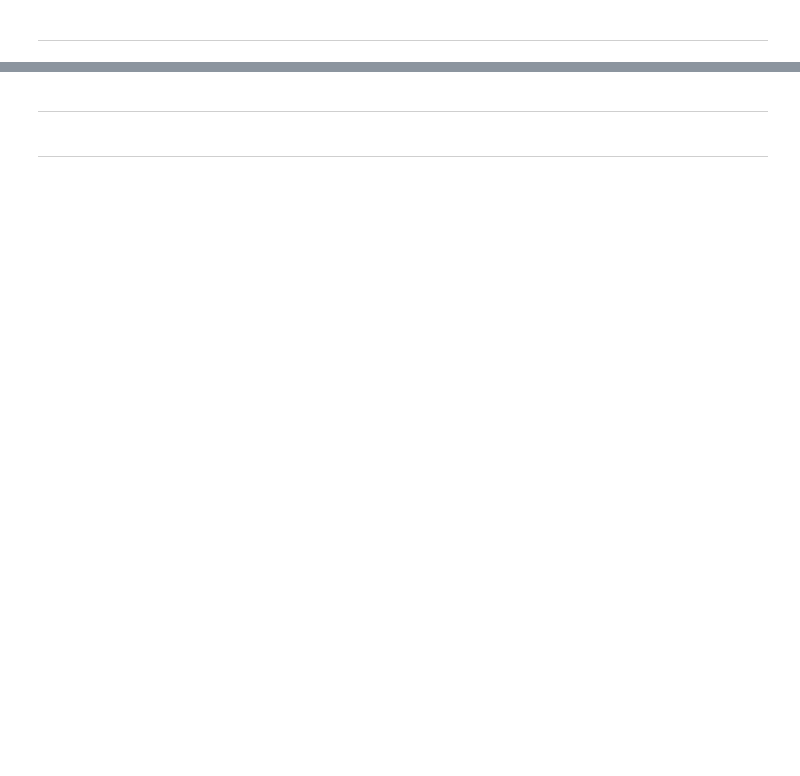
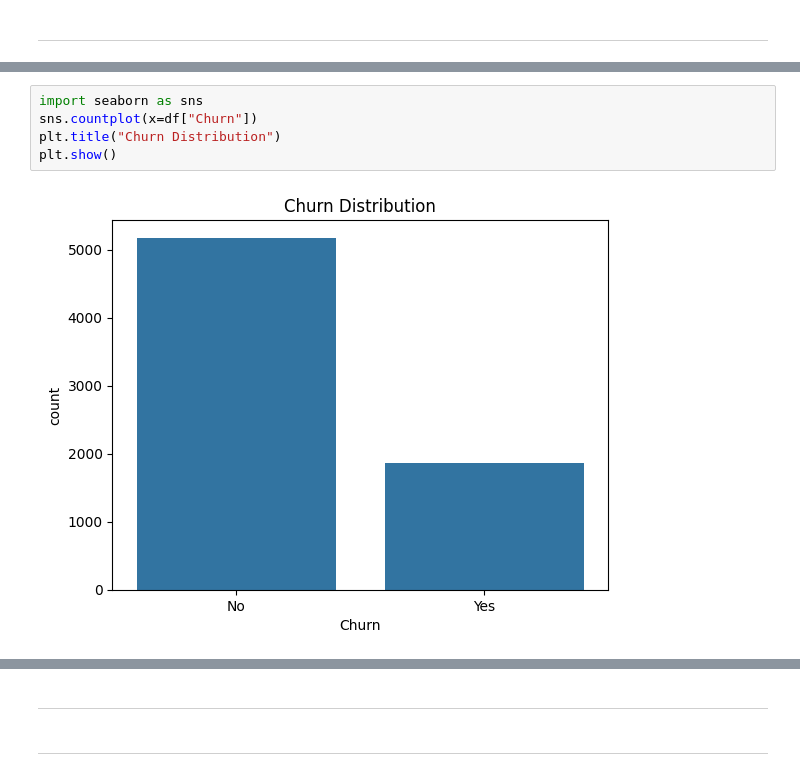
Before and after one commit to Le-AnV/telco-churn-prediction-pipeline, a Jupyter notebook: notebook/notebook.ipynb, the cells around one changed output, grey strips where cells are left out. Cells and saved outputs as stored; diff of their text form; blank space fills up the shorter version.

```diff
--- a/notebook/notebook.ipynb
+++ b/notebook/notebook.ipynb
@@ -123,0 +134,7 @@ plt.grid(axis='y', linestyle='--', alpha=0.7)
+# %%
+import seaborn as sns
+sns.countplot(x=df["Churn"])
+plt.title("Churn Distribution")
+plt.show()
+# %% [output]
+[figure, added]
```
Also changed, not shown: parts of 47 cells of this notebook, 1 other file.
